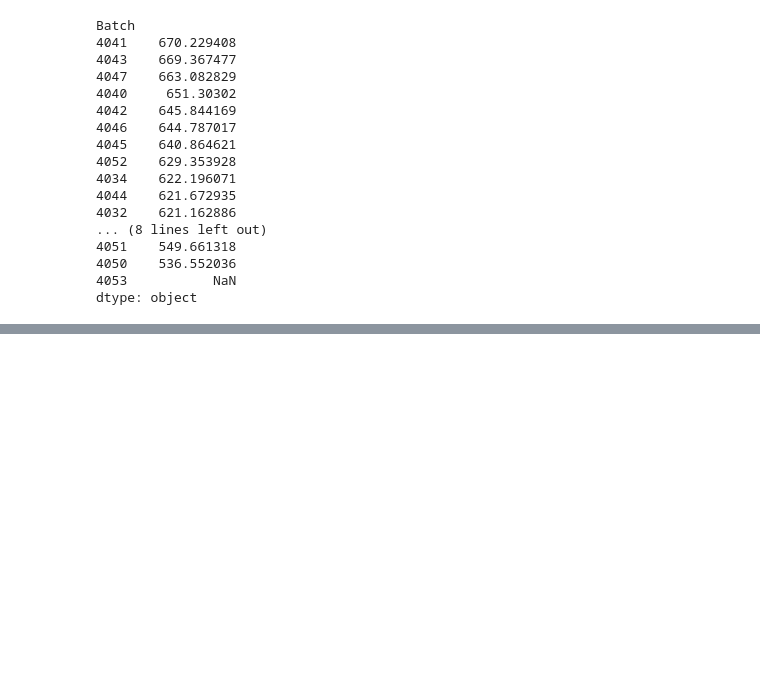
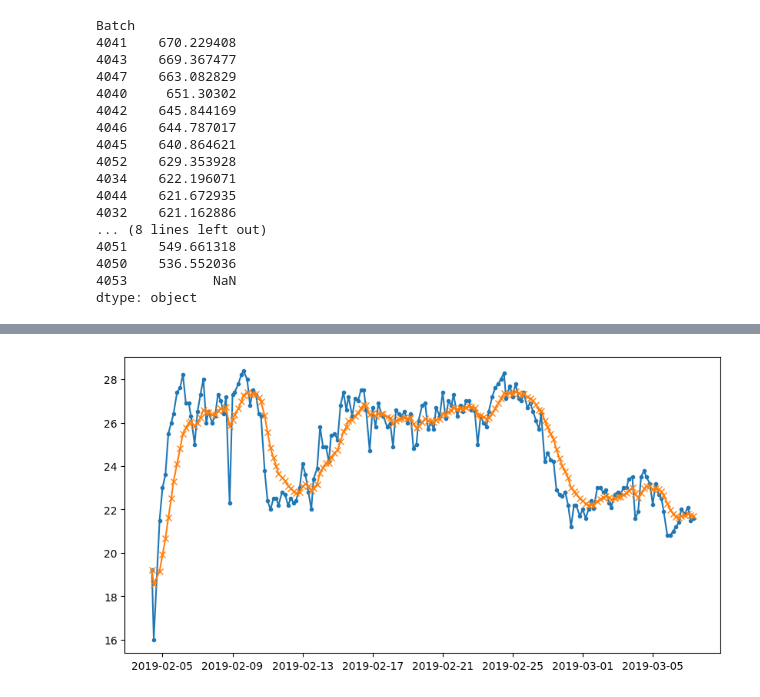
Before and after one commit to RichardFisher1/Applied, a Jupyter notebook: Product Yield AML.ipynb, the cells around one changed output, grey strips where cells are left out. Saved outputs shown, nothing was run; the diff lists cells and outputs as text; code cells hidden in the pictures; blank space fills up the shorter version.

```diff
--- a/Product Yield AML.ipynb
+++ b/Product Yield AML.ipynb
@@ -166,0 +168,14 @@ dtype: object
+# %%
+def exp_moving_avg_forecast(original, alpha = 0.2):
+
+    forecast = []
+
+    forecast.append(original[0])
+
+    for time in range(1, len(original)):
+        v = alpha*original[time] + (1 - alpha)*forecast[time - 1]
+        forecast.append(v)
+
+    forecast = np.array(forecast)
+
+    return forecast
@@ -166,0 +206,2 @@ dtype: object
+# %%
+forecast = exp_moving_avg_forecast(df_plot['Product (g/litre)'].to_numpy())
@@ -166,0 +214,11 @@ dtype: object
+# %%
+
+# Filter only non-null Product rows
+df_plot = df_op_4030[df_op_4030['Product (g/litre)'].notna()].copy()
+
+plt.figure(figsize=(10,5))
+plt.plot(df_plot['Date and time'], df_plot['Product (g/litre)'], marker='.')
+plt.plot(df_plot['Date and time'], forecast, marker='x')
+plt.show()
+# %% [output]
+[figure, added]
```
Also changed, not shown: parts of 37 cells of this notebook, 5 other files.
